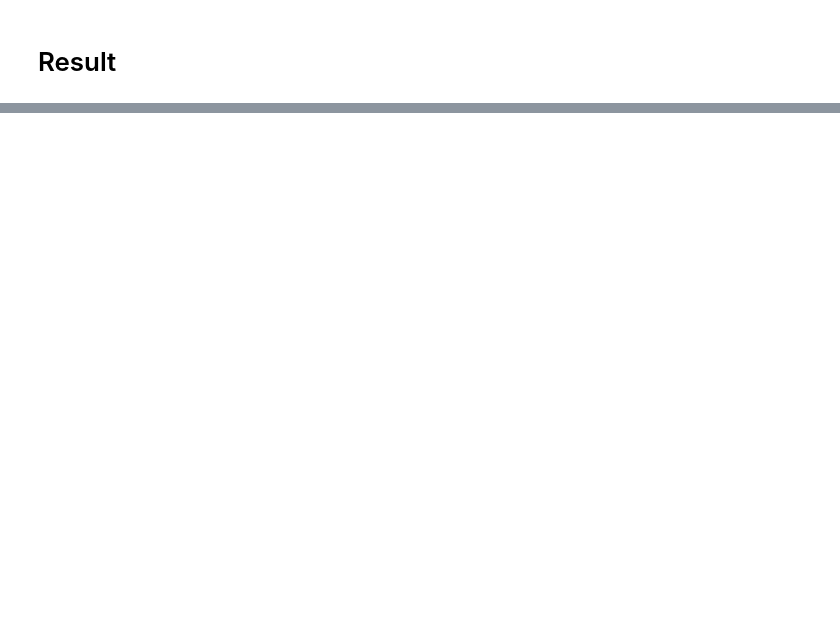
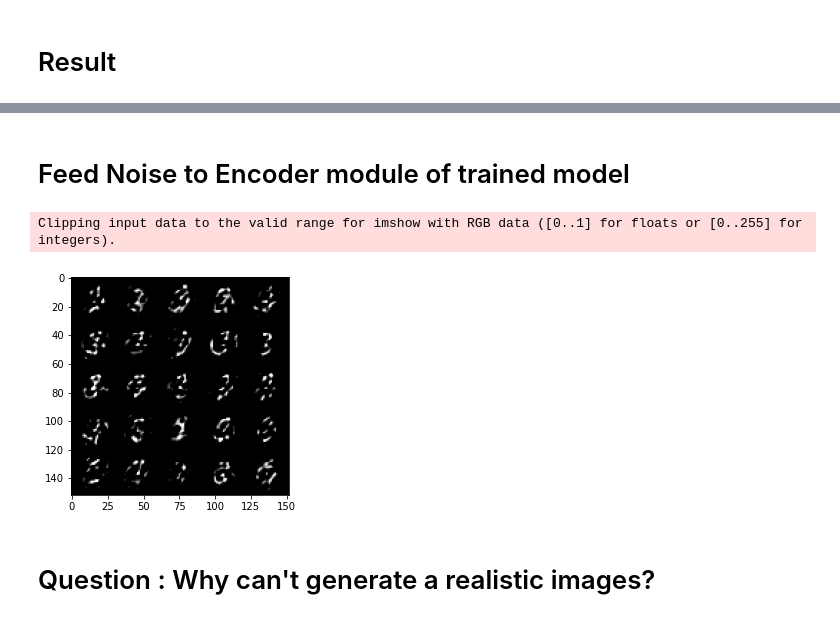
Before and after one commit to AlirezaKhodabakhsh/PyTorch-LAB, a Jupyter notebook: AE/main.ipynb, the cells around one changed output, grey strips where cells are left out. Drawn from its saved outputs; the diff is of its cells as text; code cells hidden in the pictures; blank space fills up the shorter version.

```diff
--- a/AE/main.ipynb
+++ b/AE/main.ipynb
@@ -212,0 +191,11 @@ Clipping input data to the valid range for imshow with RGB data ([0..1] for floa
+# %% [markdown]
+# Feed Noise to Encoder module of trained model
+# %%
+# create noise images (number of images = 128, number of pixels = 128)
+noise_input = torch.normal(mean = 0*torch.ones(128,128), std = 1*torch.ones(128,128)).to(device)
+show_tensor_images(model.encod(noise_input))
+# %% [output]
+Clipping input data to the valid range for imshow with RGB data ([0..1] for floats or [0..255] for integers).
+[figure, added]
+# %% [markdown]
+# Question : Why can't generate a realistic images?
```
Also changed, not shown: parts of 10 cells of this notebook, 2 other files.
